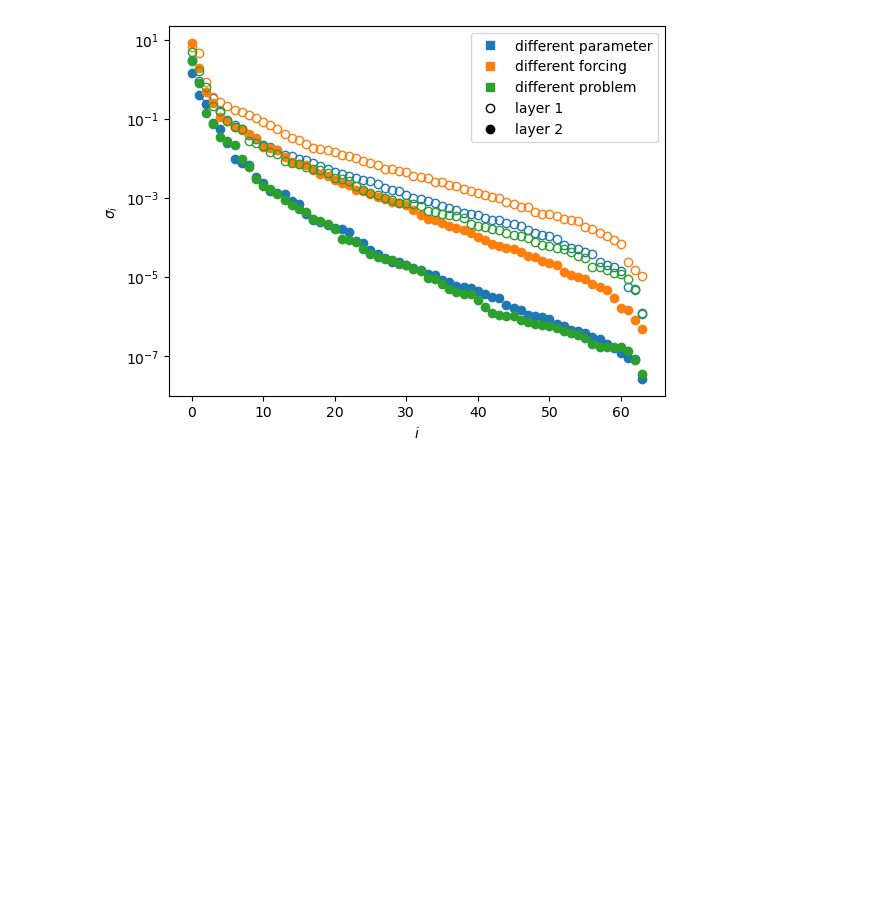
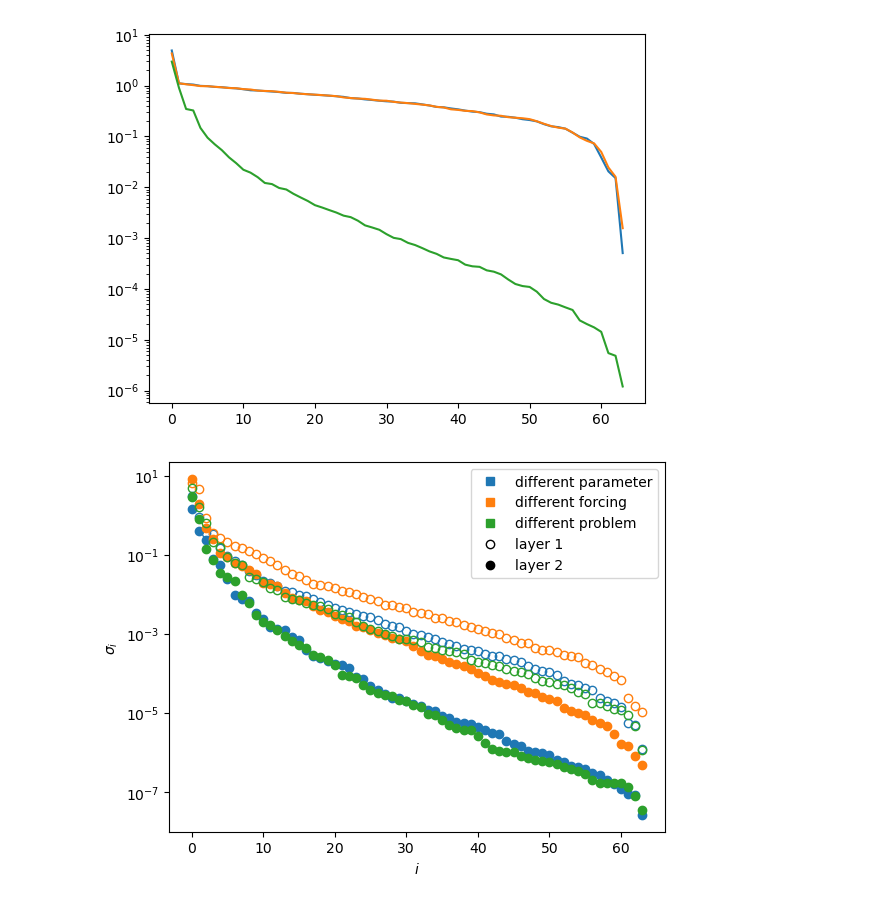
Before and after one commit to zhanglg12/BILO, a Jupyter notebook: try_low_rank.ipynb, the cells around one changed output. Saved outputs shown, nothing was run; the diff lists cells and outputs as text; code cells hidden in the pictures; blank space fills up the shorter version.

```diff
--- a/try_low_rank.ipynb
+++ b/try_low_rank.ipynb
@@ -32,6 +128,22 @@ for name in models:
     for layer_name in layer_names:
         delta = models[name].state_dict()[layer_name] - models[base_name].state_dict()[layer_name]
         _, s[name][layer_name], _ = torch.svd(delta)
+# %%
+W = {}
+s = {}
+W['p1D1'] = models['p1D1'].state_dict()['hidden_layers.0.weight']
+_, s['p1D1'], _ = torch.svd(W['p1D1'])
+W['p1D2'] = models['p1D2'].state_dict()['hidden_layers.0.weight']
+_, s['p1D2'], _ = torch.svd(W['p1D2'])
+
+_, s['delta'], _ = torch.svd(W['p1D2']-W['p1D1'])
+# %%
+plt.plot(s['p1D1'])
+plt.plot(s['p1D2'])
+plt.plot(s['delta'])
+plt.yscale('log')
+# %% [output]
+[figure, added]
 # %%
 # get default color cycle
 default_colors = plt.rcParams['axes.prop_cycle'].by_key()['color']
```
Also changed, not shown: parts of 5 cells of this notebook, 2 other files.
